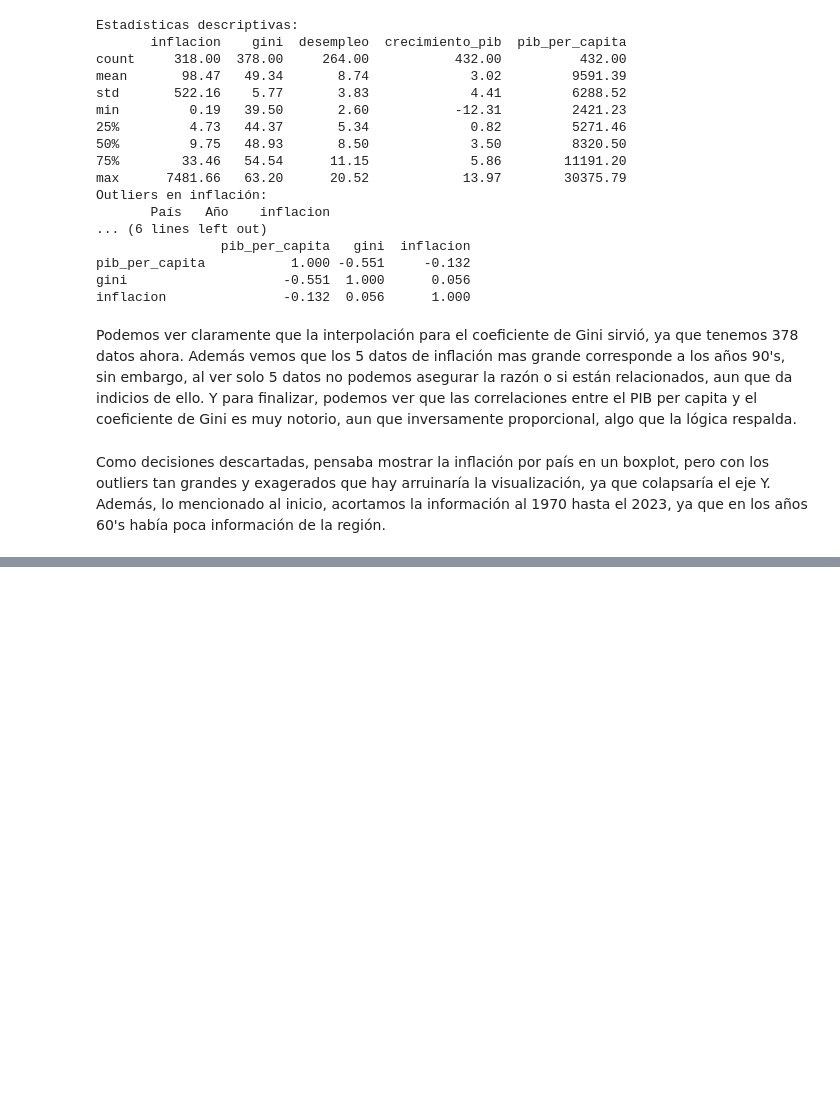
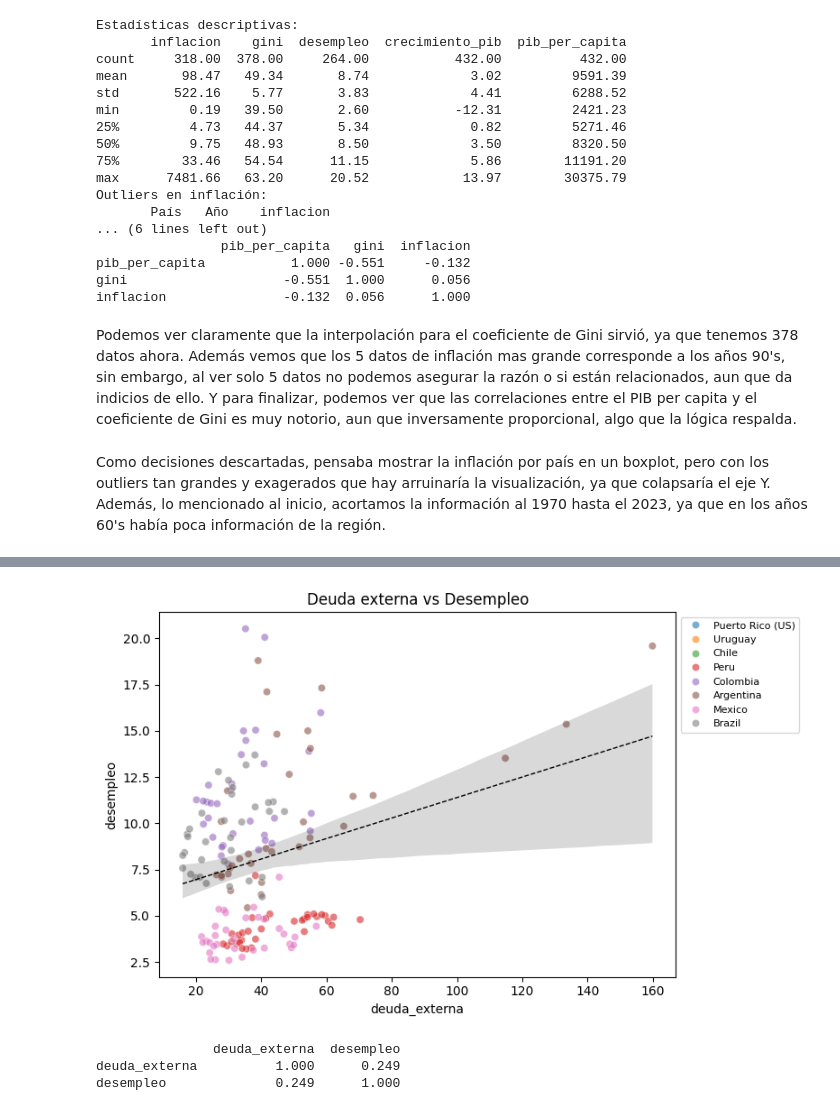
Before and after one commit to Snolk2912/Solemne-1, a Jupyter notebook: Notebooks/Solemne1.ipynb, the cells around one changed output, grey strips where cells are left out. Drawn from its saved outputs; the diff is of its cells as text; code cells hidden in the pictures; blank space fills up the shorter version.

```diff
--- a/Notebooks/Solemne1.ipynb
+++ b/Notebooks/Solemne1.ipynb
@@ -200,0 +231,21 @@ Como decisiones descartadas, pensaba mostrar la inflación por país en un boxpl
+# %%
+#Pregunta 2 ¿Existe relación entre deuda externa y desempleo?
+plt.figure(figsize=(8, 5))
+sns.scatterplot(data=df, x='deuda_externa', y='desempleo', hue='País', alpha=0.6)
+plt.title('Deuda externa vs Desempleo')
+plt.xlabel('Deuda externa (% del PIB)')
+plt.ylabel('Desempleo (%)')
+sns.regplot(data=df, x='deuda_externa', y='desempleo',
+            scatter=False, color='black', line_kws={'linewidth': 1, 'linestyle': '--'})
+
+plt.legend(fontsize=8, bbox_to_anchor=(1, 1))
+plt.tight_layout()
+plt.show()
+
+
+print(df[['deuda_externa', 'desempleo']].corr().round(3))
+# %% [output]
+[figure, added]
+               deuda_externa  desempleo
+deuda_externa          1.000      0.249
+desempleo              0.249      1.000
```
Also changed, not shown: parts of 7 cells of this notebook.
